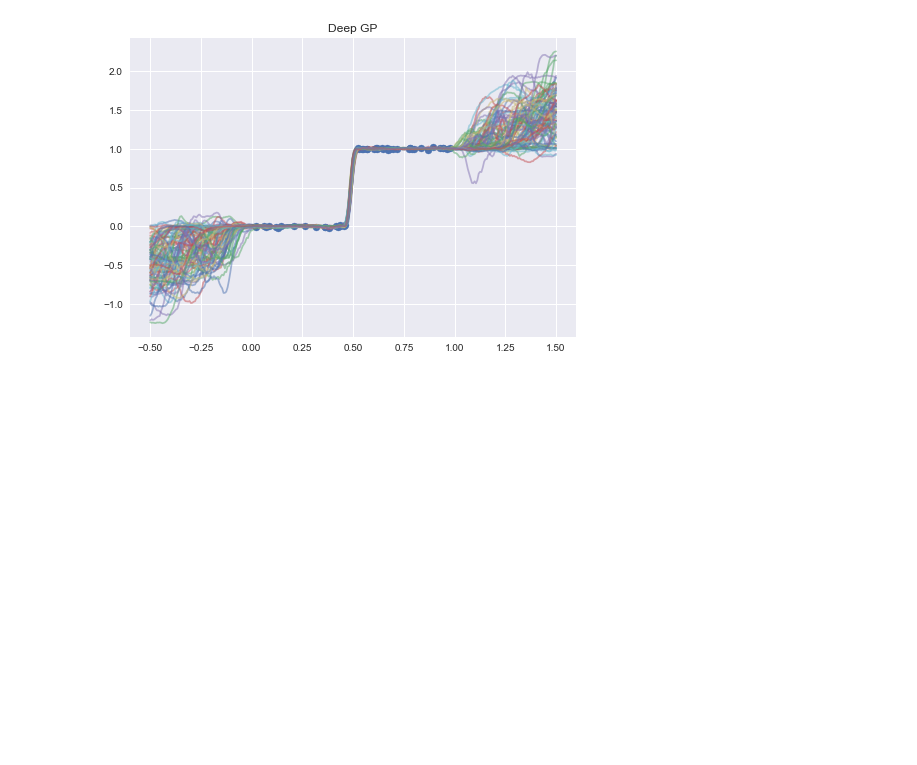
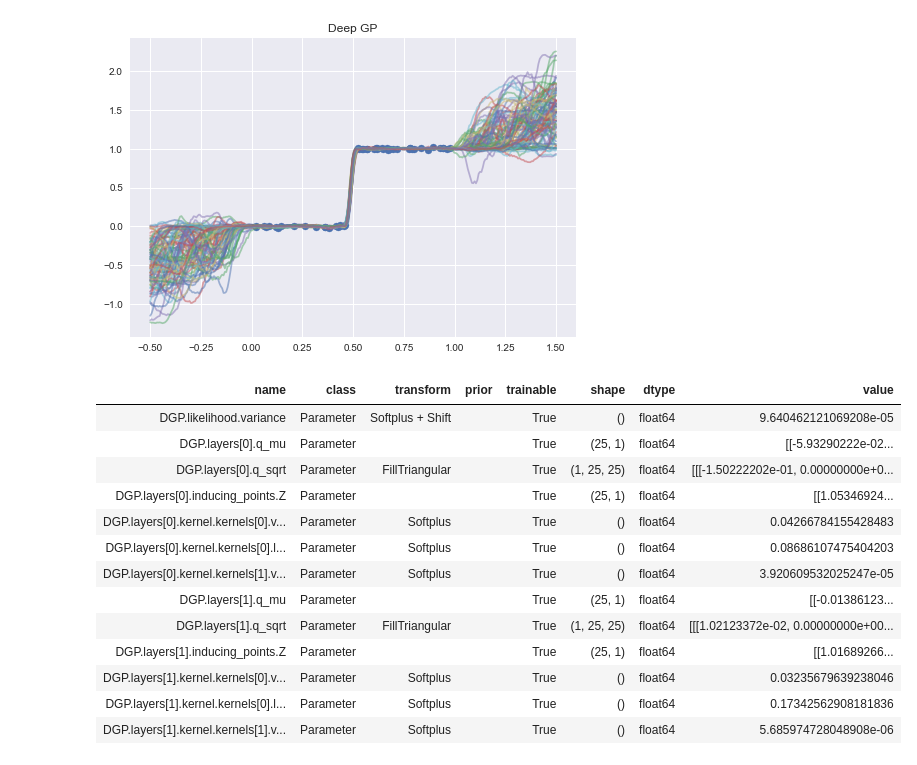
Before and after one commit to MattAshman/MLMI4, a Jupyter notebook: notebooks/step_function_demo.ipynb, the cells around one changed output. Drawn from its saved outputs; the diff is of its cells as text; code cells hidden in the pictures; blank space fills up the shorter version.

```diff
--- a/notebooks/step_function_demo.ipynb
+++ b/notebooks/step_function_demo.ipynb
@@ -173,3 +173,20 @@ plt.title('Deep GP')
 plt.show()
 # %% [output]
 [figure]
+# %%
+print_summary(dgp)
+# %% [output]
+| name | class | transform | prior | trainable | shape | dtype | value |
+| DGP.likelihood.variance | Parameter | Softplus + Shift |  | True | () | float64 | 9.640462121069208e-05 |
+| DGP.layers[0].q_mu | Parameter |  |  | True | (25, 1) | float64 | [[-5.93290222e-02... |
+| DGP.layers[0].q_sqrt | Parameter | FillTriangular |  | True | (1, 25, 25) | float64 | [[[-1.50222202e-01, 0.00000000e+0... |
+| DGP.layers[0].inducing_points.Z | Parameter |  |  | True | (25, 1) | float64 | [[1.05346924... |
+| DGP.layers[0].kernel.kernels[0].v... | Parameter | Softplus |  | True | () | float64 | 0.04266784155428483 |
+| DGP.layers[0].kernel.kernels[0].l... | Parameter | Softplus |  | True | () | float64 | 0.08686107475404203 |
+| DGP.layers[0].kernel.kernels[1].v... | Parameter | Softplus |  | True | () | float64 | 3.920609532025247e-05 |
+| DGP.layers[1].q_mu | Parameter |  |  | True | (25, 1) | float64 | [[-0.01386123... |
+| DGP.layers[1].q_sqrt | Parameter | FillTriangular |  | True | (1, 25, 25) | float64 | [[[1.02123372e-02, 0.00000000e+00... |
+| DGP.layers[1].inducing_points.Z | Parameter |  |  | True | (25, 1) | float64 | [[1.01689266... |
+| DGP.layers[1].kernel.kernels[0].v... | Parameter | Softplus |  | True | () | float64 | 0.03235679639238046 |
+| DGP.layers[1].kernel.kernels[0].l... | Parameter | Softplus |  | True | () | float64 | 0.17342562908181836 |
+| DGP.layers[1].kernel.kernels[1].v... | Parameter | Softplus |  | True | () | float64 | 5.685974728048908e-06 |
```
Also changed, not shown: 2 other files.
